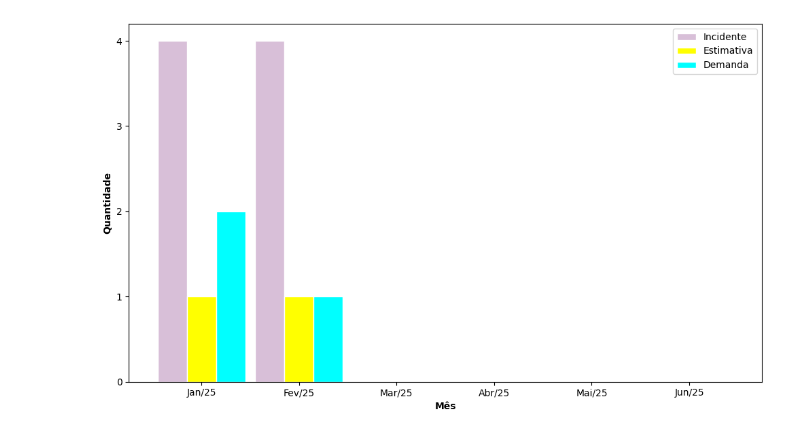
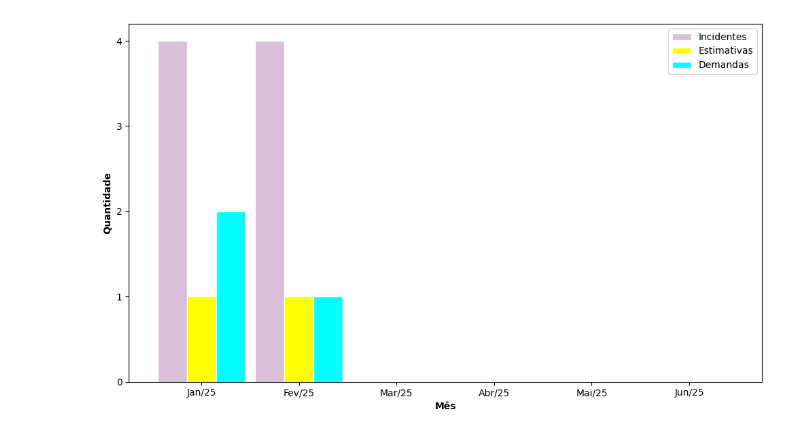
Before and after one commit to avieirajr/kanban, a Jupyter notebook: grafico_classe_servico.ipynb, the cells around one changed output. Cells and saved outputs as stored; diff of their text form; code cells hidden in the pictures.

```diff
--- a/grafico_classe_servico.ipynb
+++ b/grafico_classe_servico.ipynb
@@ -17,36 +17,36 @@ closedDemanda    = [2, 1, 0, 0, 0, 0]
 
 # Set the width of the bars
 bar_width = 0.3
 
 # Set the positions of the bars on the x-axis
 r1 = np.arange(len(months))
 r2 = [x + bar_width for x in r1]
 r3 = [x + bar_width for x in r2]
 
 # Create the bar plot
 pltclosed.figure(figsize=(10, 6))  # Adjust figure size as needed
 # Configurar o eixo y para exibir apenas números inteiros
 pltclosed.gca().yaxis.set_major_locator(ticker.MaxNLocator(integer=True))
 # Cor padrão para cada classe de serviço
-pltclosed.bar(r1, segment1, color='#D8BFD8', width=bar_width, edgecolor='white', label='Incidente')
-pltclosed.bar(r2, segment2, color='#FFFF00', width=bar_width, edgecolor='white', label='Estimativa')
-pltclosed.bar(r3, segment3, color='#00FFFF', width=bar_width, edgecolor='white', label='Demanda')
+pltclosed.bar(r1, closedIncidente, color='#D8BFD8', width=bar_width, edgecolor='white', label='Incidentes')
+pltclosed.bar(r2, closedEstimativa, color='#FFFF00', width=bar_width, edgecolor='white', label='Estimativas')
+pltclosed.bar(r3, closedDemanda, color='#00FFFF', width=bar_width, edgecolor='white', label='Demandas')
 
 # Adicionar rótulos de texto nas barras
 #bars = plt.bar(months, segment1, segment2)
 #plt.bar_label(bars)  # Adiciona rótulos automaticamente
 
 # Add labels, title, and legend
 pltclosed.xlabel('Mês', fontweight='bold')
 pltclosed.ylabel('Quantidade', fontweight='bold')
 #plt.title('Bar Plot of Segments by Month', fontweight='bold')
 pltclosed.xticks([r + bar_width for r in range(len(months))], months)  # Center x-axis ticks
 pltclosed.legend()
 
 # Show the plot
 pltclosed.tight_layout() # Improves spacing
 pltclosed.show()
 # %% [output]
-[figure, old version]
+[figure, new version]
 # %%
 # Dados
```
Also changed, not shown: parts of 2 cells of this notebook.
